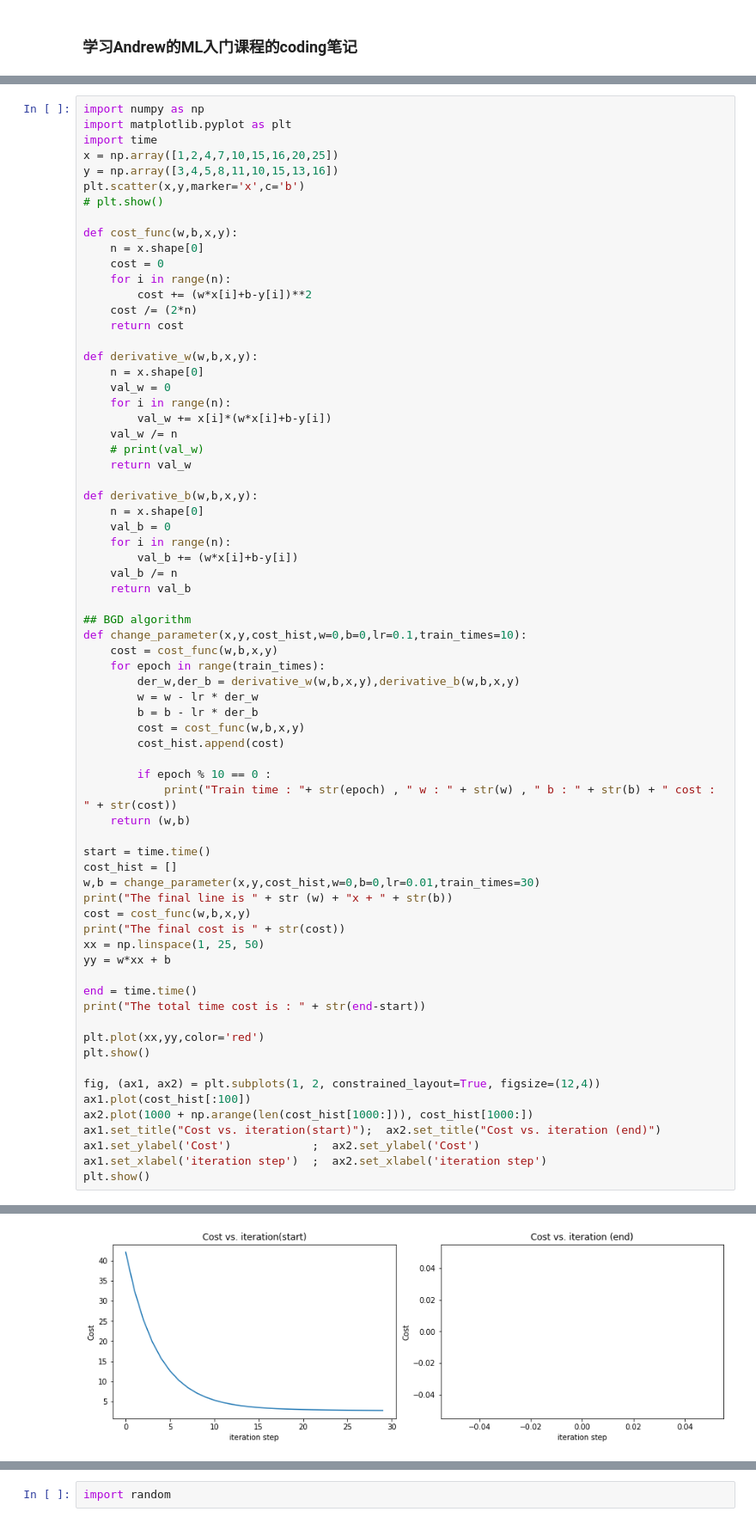
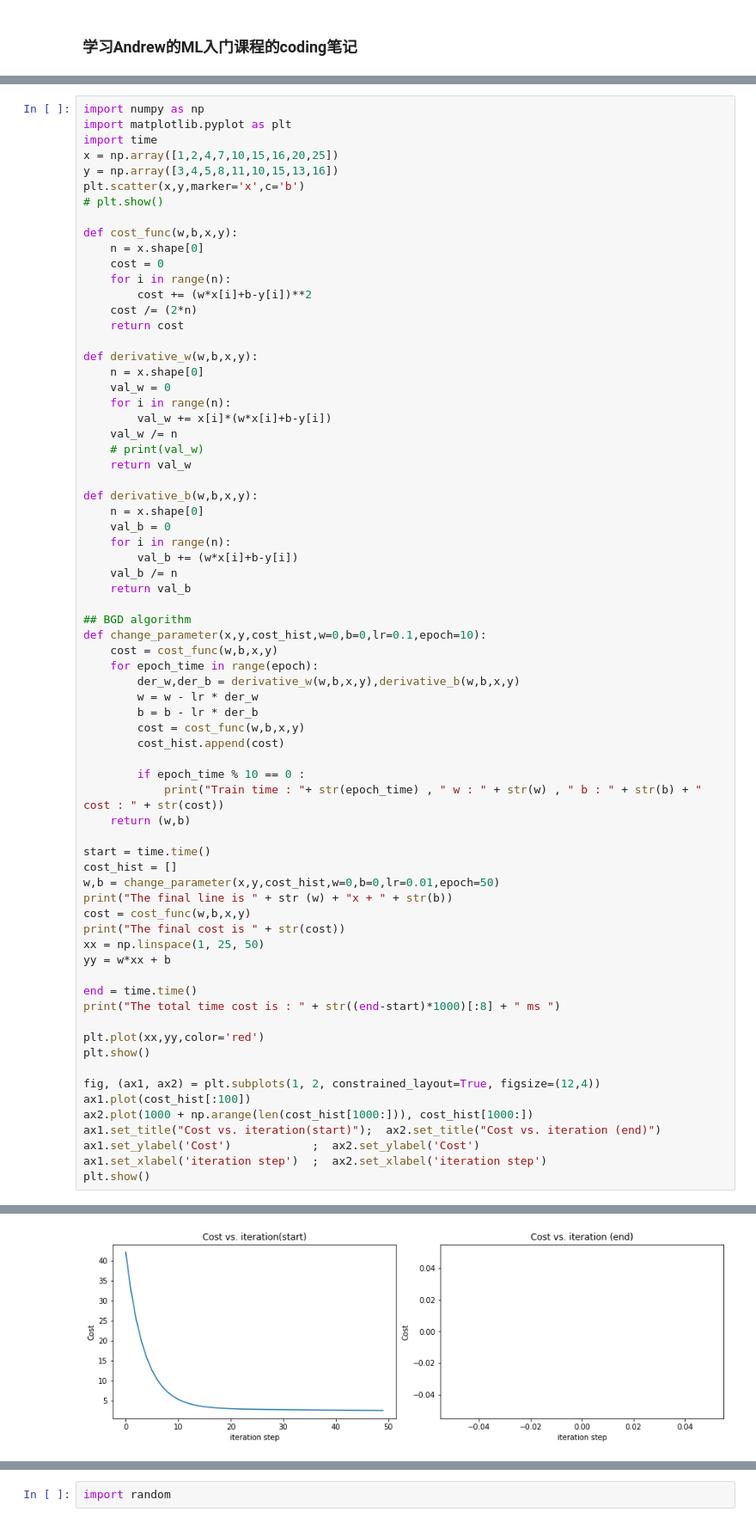
Before and after one commit to cwx-worst-one/machine_learning_study, a Jupyter notebook: note/lecture1/lecture1_note.ipynb, the cells around one changed output, grey strips where cells are left out. Shown at 86% size. Saved outputs shown, nothing was run; the diff lists cells and outputs as text.

```diff
--- a/note/lecture1/lecture1_note.ipynb
+++ b/note/lecture1/lecture1_note.ipynb
@@ -37,22 +37,22 @@ def derivative_b(w,b,x,y):
     return val_b
 
 ## BGD algorithm
-def change_parameter(x,y,cost_hist,w=0,b=0,lr=0.1,train_times=10):
+def change_parameter(x,y,cost_hist,w=0,b=0,lr=0.1,epoch=10):
     cost = cost_func(w,b,x,y)
-    for epoch in range(train_times):
+    for epoch_time in range(epoch):
         der_w,der_b = derivative_w(w,b,x,y),derivative_b(w,b,x,y)
         w = w - lr * der_w
         b = b - lr * der_b
         cost = cost_func(w,b,x,y)
         cost_hist.append(cost)
 
-        if epoch % 10 == 0 :
-            print("Train time : "+ str(epoch) , " w : " + str(w) , " b : " + str(b) + " cost : " + str(cost))
+        if epoch_time % 10 == 0 :
+            print("Train time : "+ str(epoch_time) , " w : " + str(w) , " b : " + str(b) + " cost : " + str(cost))
     return (w,b)
 
 start = time.time()
 cost_hist = []
-w,b = change_parameter(x,y,cost_hist,w=0,b=0,lr=0.01,train_times=30)
+w,b = change_parameter(x,y,cost_hist,w=0,b=0,lr=0.01,epoch=50)
 print("The final line is " + str (w) + "x + " + str(b))
 cost = cost_func(w,b,x,y)
 print("The final cost is " + str(cost))
@@ -60,7 +60,7 @@ xx = np.linspace(1, 25, 50)
 yy = w*xx + b
 
 end = time.time()
-print("The total time cost is : " + str(end-start))
+print("The total time cost is : " + str((end-start)*1000)[:8] + " ms ")
 
 plt.plot(xx,yy,color='red')
 plt.show()
@@ -83,2 +85,2 @@ The total time cost is : 0.0019865036010742188
-[figure, old version]
+[figure, new version]
 # %% [markdown]
```
Also changed, not shown: parts of 13 cells of this notebook, 2 other files.
